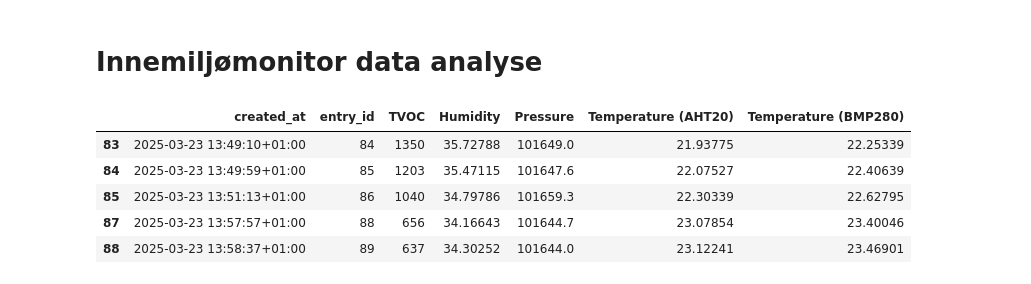
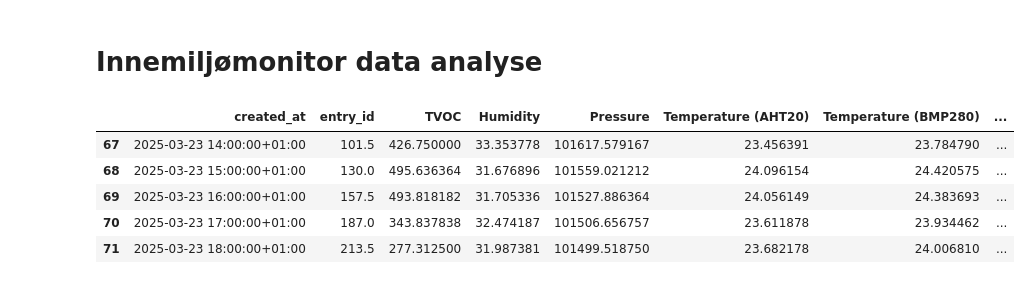
Before and after one commit to sauce71/lie_2024_11, a Jupyter notebook: jupyter/iem_data.ipynb, the cells around one changed output. Saved outputs shown, nothing was run; the diff lists cells and outputs as text; code cells hidden in the pictures.

```diff
--- a/jupyter/iem_data.ipynb
+++ b/jupyter/iem_data.ipynb
@@ -3,25 +3,36 @@
 # %%
 import pandas as pd
 import matplotlib.pyplot as plt
 
-df = pd.read_excel('thingspeak_20250327.xlsx')
+df = pd.read_csv('thingspeak_20250327.csv')
+
 df['created_at'] = pd.to_datetime(df['created_at']) # Konverterer til en Python DateTime
+
+# 2. Sett created_at som indeks
+df.set_index("created_at", inplace=True)
+
+# 3. Beregn gjennomsnitt per time
+df = df.resample('H').mean()
+
+# 4. (Valgfritt) Nullstill indeks hvis du vil ha en vanlig DataFrame igjen
+df = df.reset_index()
+
 # Tar bort ekstremverdiene for TVOS
 df = df[(df["TVOC"] >= 10) & (df["TVOC"] <= 2000)]
 # Hopper over tidlige data
 df = df[df["created_at"] >= '2025-03-23']
 
 # Data i et intervall
 #df = df[(df["created_at"] >= '2025-03-25') & (df["created_at"] < '2025-03-26')]
 
 df.head()
 # %% [output]
-|  | created_at | entry_id | TVOC | Humidity | Pressure | Temperature (AHT20) | Temperature (BMP280) |
-| 83 | 2025-03-23 13:49:10+01:00 | 84 | 1350 | 35.72788 | 101649.0 | 21.93775 | 22.25339 |
-| 84 | 2025-03-23 13:49:59+01:00 | 85 | 1203 | 35.47115 | 101647.6 | 22.07527 | 22.40639 |
-| 85 | 2025-03-23 13:51:13+01:00 | 86 | 1040 | 34.79786 | 101659.3 | 22.30339 | 22.62795 |
-| 87 | 2025-03-23 13:57:57+01:00 | 88 | 656 | 34.16643 | 101644.7 | 23.07854 | 23.40046 |
-| 88 | 2025-03-23 13:58:37+01:00 | 89 | 637 | 34.30252 | 101644.0 | 23.12241 | 23.46901 |
+|  | created_at | entry_id | TVOC | Humidity | Pressure | Temperature (AHT20) | Temperature (BMP280) | ... |
+| 67 | 2025-03-23 14:00:00+01:00 | 101.5 | 426.750000 | 33.353778 | 101617.579167 | 23.456391 | 23.784790 | ... |
+| 68 | 2025-03-23 15:00:00+01:00 | 130.0 | 495.636364 | 31.676896 | 101559.021212 | 24.096154 | 24.420575 | ... |
+| 69 | 2025-03-23 16:00:00+01:00 | 157.5 | 493.818182 | 31.705336 | 101527.886364 | 24.056149 | 24.383693 | ... |
+| 70 | 2025-03-23 17:00:00+01:00 | 187.0 | 343.837838 | 32.474187 | 101506.656757 | 23.611878 | 23.934462 | ... |
+| 71 | 2025-03-23 18:00:00+01:00 | 213.5 | 277.312500 | 31.987381 | 101499.518750 | 23.682178 | 24.006810 | ... |
 # %%
 df.describe()
 # %% [output]
```
Also changed, not shown: parts of 3 cells of this notebook, 8 other files.
